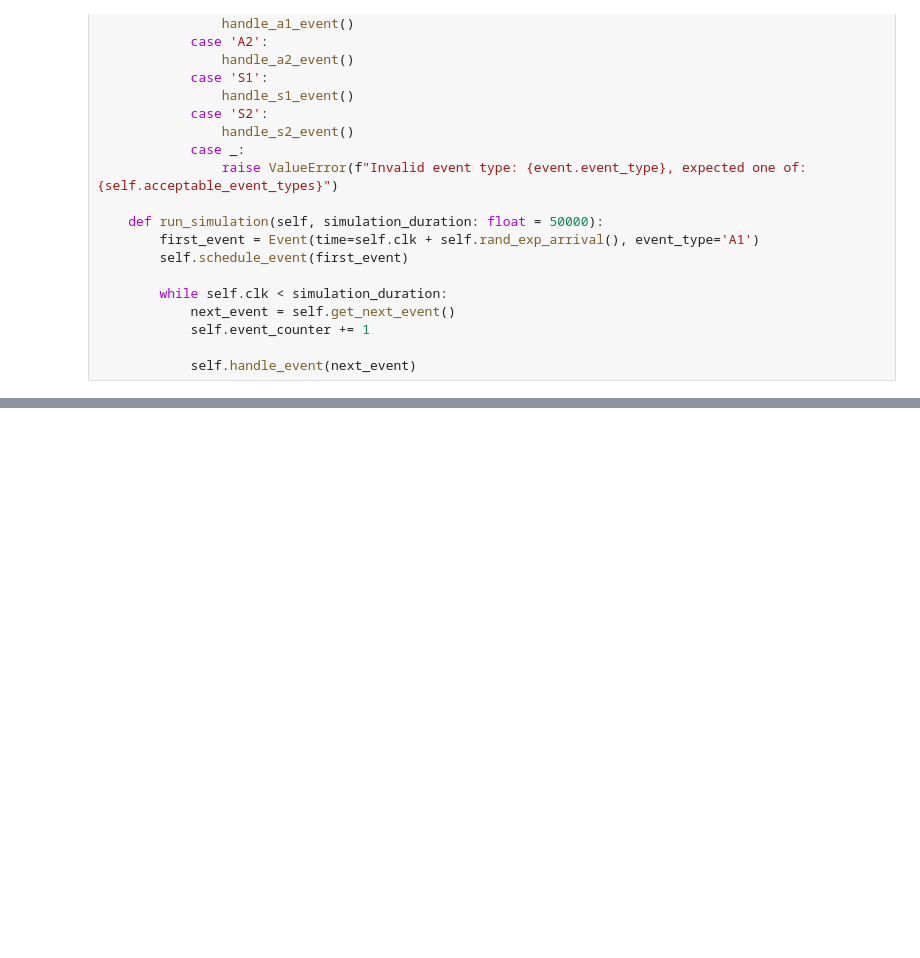
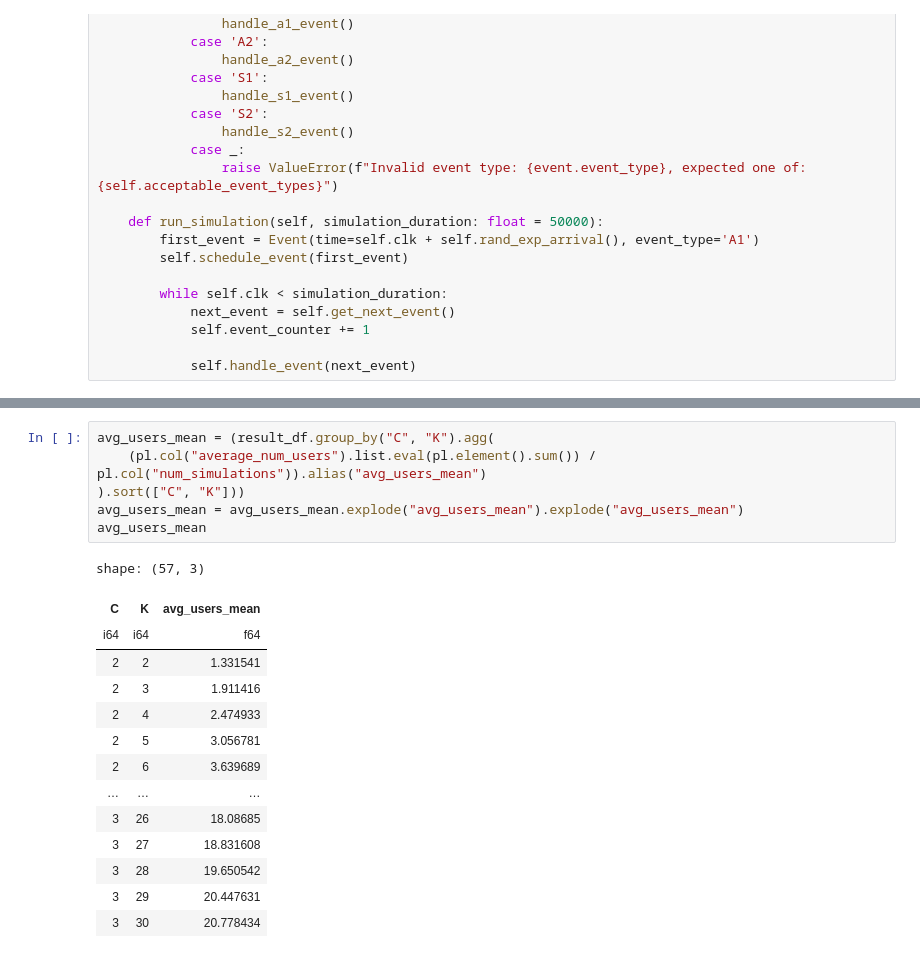
Before and after one commit to hainamt/simulate_queueing_system, a Jupyter notebook: test.ipynb, the cells around one changed output, grey strips where cells are left out. Drawn from its saved outputs; the diff is of its cells as text; blank space fills up the shorter version.

```diff
--- a/test.ipynb
+++ b/test.ipynb
@@ -317,0 +324,21 @@ class QueueSimulator:
+# %%
+avg_users_mean = (result_df.group_by("C", "K").agg(
+    (pl.col("average_num_users").list.eval(pl.element().sum()) / pl.col("num_simulations")).alias("avg_users_mean")
+).sort(["C", "K"]))
+avg_users_mean = avg_users_mean.explode("avg_users_mean").explode("avg_users_mean")
+avg_users_mean
+# %% [output]
+shape: (57, 3)
+| C | K | avg_users_mean |
+| i64 | i64 | f64 |
+| 2 | 2 | 1.331541 |
+| 2 | 3 | 1.911416 |
+| 2 | 4 | 2.474933 |
+| 2 | 5 | 3.056781 |
+| 2 | 6 | 3.639689 |
+| … | … | … |
+| 3 | 26 | 18.08685 |
+| 3 | 27 | 18.831608 |
+| 3 | 28 | 19.650542 |
+| 3 | 29 | 20.447631 |
+| 3 | 30 | 20.778434 |
```
Also changed, not shown: parts of 8 cells of this notebook, 14 other files.
